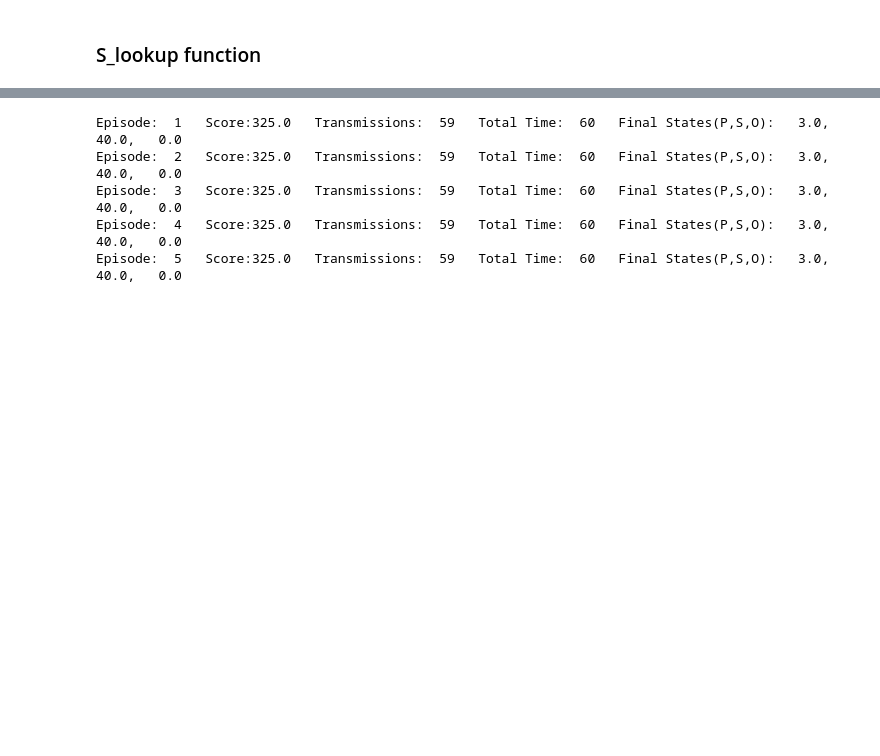
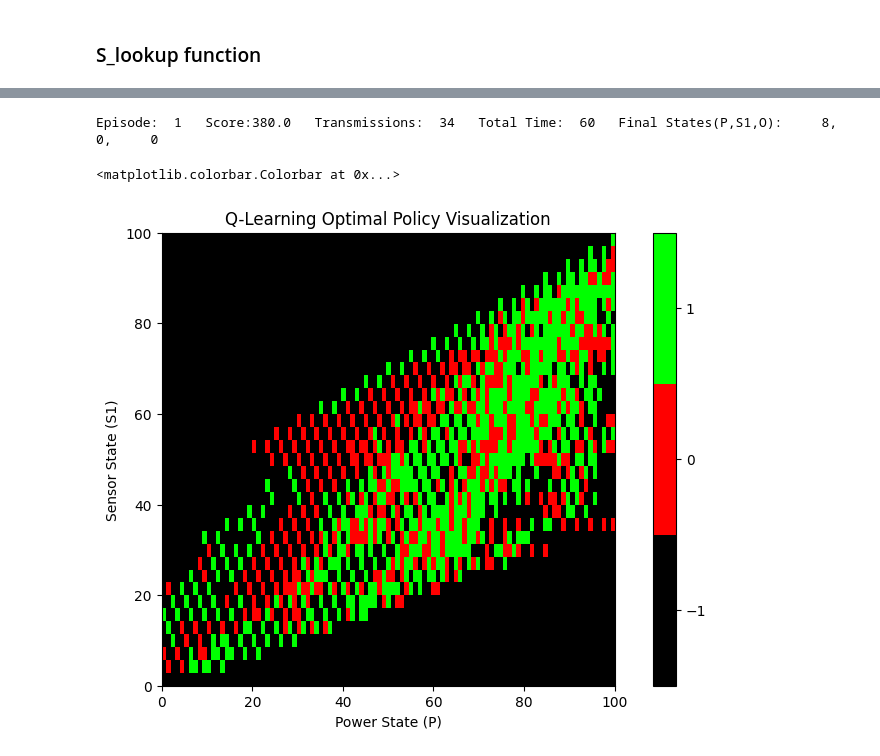
Before and after one commit to rickyparada6/AA228, a Jupyter notebook: AA228_Env_Ricky.ipynb, the cells around one changed output, grey strips where cells are left out. Cells and saved outputs as stored; diff of their text form; code cells hidden in the pictures; blank space fills up the shorter version.

```diff
--- a/AA228_Env_Ricky.ipynb
+++ b/AA228_Env_Ricky.ipynb
@@ -245,26 +244,51 @@ print(pol)
 # %%
-episodes = 5
+episodes = 1
 for episode in range(1, episodes+1):
     state = env.reset()
     done = False
     score = 0
     a=[]
-    action = 1
+
+    new_state = N-1
     while not done:
         #env.render()
-        #action = env.action_space.sample()
+
+        action = np.argmax(Q[:,new_state])
+        n_state, reward, done, info = env.step(action)
+        n_state = n_state.astype(int)
+        new_state = np.where(np.in1d(np.ravel_multi_index(S_lookup.T,dims),np.ravel_multi_index(n_state.T,dims)))[0][0]
         a.append(action)
-        n_state, reward, done, info = env.step(action)
-        p, s1, o = n_state
         score+=reward
-        n_state_3 = np.array([int(p+3), int(s1), int(o)])
-        n_state_idx = np.where(np.in1d(np.ravel_multi_index(S_lookup.T,dims),np.ravel_multi_index(n_state_3.T,dims)))[0][0]
-        action = pol[n_state_idx]
+
     out_states = ','.join(map('{:6}'.format, n_state[[0,1,2]]))
-    print('Episode:{0:3}   Score:{1:5,.1f}   Transmissions:{2:4}   Total Time:{3:4}   Final States(P,S,O):{4:5}'.format(episode, score, a.count(1), np.size(a), out_states))
+    print('Episode:{0:3}   Score:{1:5,.1f}   Transmissions:{2:4}   Total Time:{3:4}   Final States(P,S1,O):{4:5}'.format(episode,score,a.count(1),np.size(a),out_states))
 # %% [output]
-Episode:  1   Score:325.0   Transmissions:  59   Total Time:  60   Final States(P,S,O):   3.0,  40.0,   0.0
-Episode:  2   Score:325.0   Transmissions:  59   Total Time:  60   Final States(P,S,O):   3.0,  40.0,   0.0
-Episode:  3   Score:325.0   Transmissions:  59   Total Time:  60   Final States(P,S,O):   3.0,  40.0,   0.0
-Episode:  4   Score:325.0   Transmissions:  59   Total Time:  60   Final States(P,S,O):   3.0,  40.0,   0.0
-Episode:  5   Score:325.0   Transmissions:  59   Total Time:  60   Final States(P,S,O):   3.0,  40.0,   0.0
+Episode:  1   Score:380.0   Transmissions:  34   Total Time:  60   Final States(P,S1,O):     8,     0,     0
+# %%
+policy = np.zeros(N)
+for i in range(N):
+    if Q[0,i] == Q[1,i]:
+        policy[i] = -1
+    else:
+        policy[i] = np.argmax(Q[:,i])
+
+state = np.array([P,S1,O])
+viz = np.zeros([np.size(state[0]),np.size(state[1])])
+
+for i in range(N):
+    if S_lookup[i][2]==1:
+        viz[S_lookup[i,0],np.where(S1 == S_lookup[i,1])[0][0]] = policy[i]
+# %%
+plt.figure(figsize=(10,6), dpi=100)
+cmap = mpl.colors.ListedColormap(['black','red',"lime"])
+bounds=[-1.5,-0.5,0.5,1.5]
+norm = mpl.colors.BoundaryNorm(bounds, cmap.N)
+img = plt.imshow(np.transpose(viz),interpolation='nearest',cmap = cmap,norm=norm,extent=[0,100,100,0])
+plt.ylabel("Sensor State (S1)")
+plt.xlabel("Power State (P)")
+plt.gca().invert_yaxis()
+plt.title("Q-Learning Optimal Policy Visualization")
+plt.colorbar(img,boundaries=bounds,ticks=[-1,0,1])
+# %% [output]
+<matplotlib.colorbar.Colorbar at 0x...>
+[figure, added]
```
Also changed, not shown: parts of 8 cells of this notebook, 2 other files.
